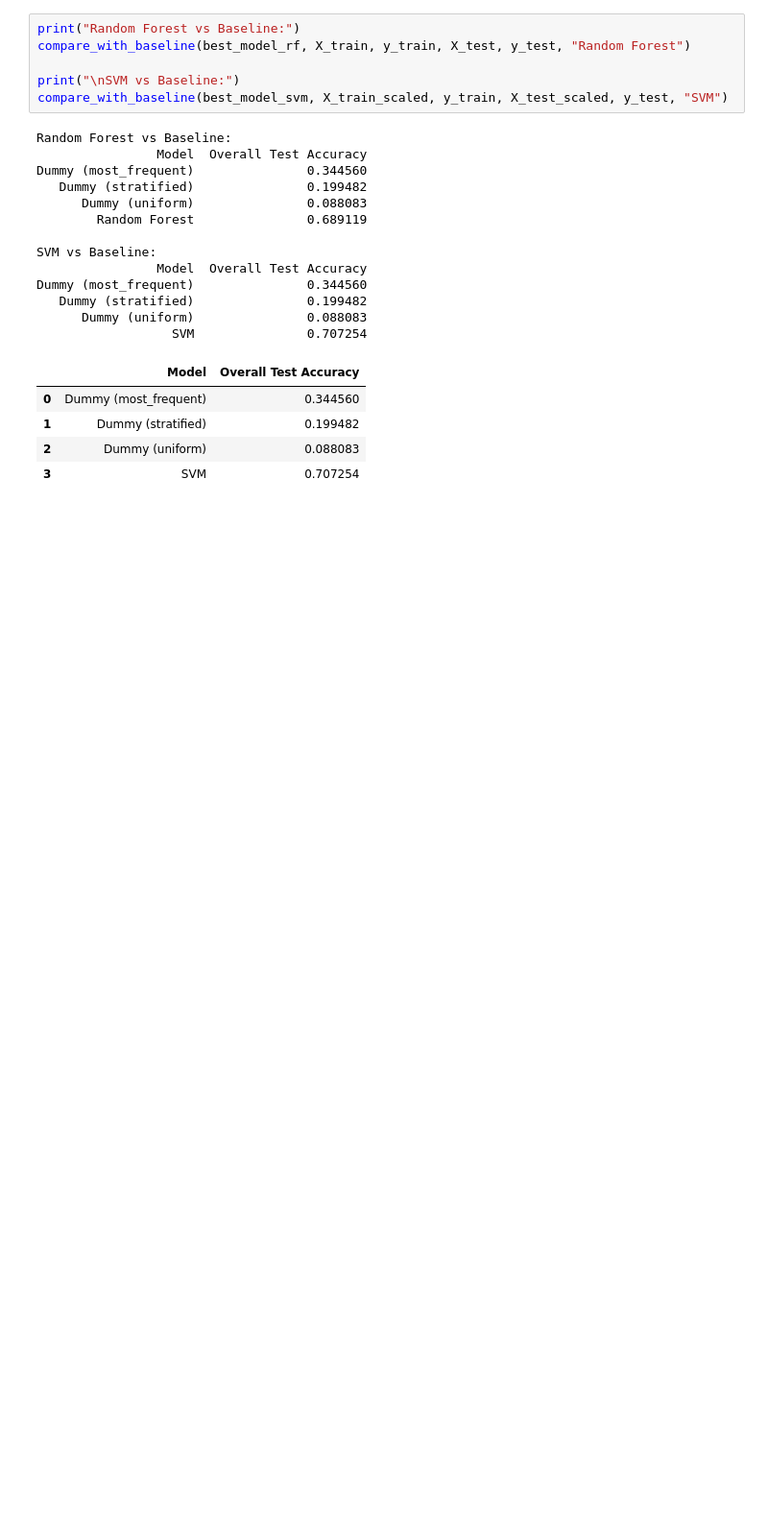
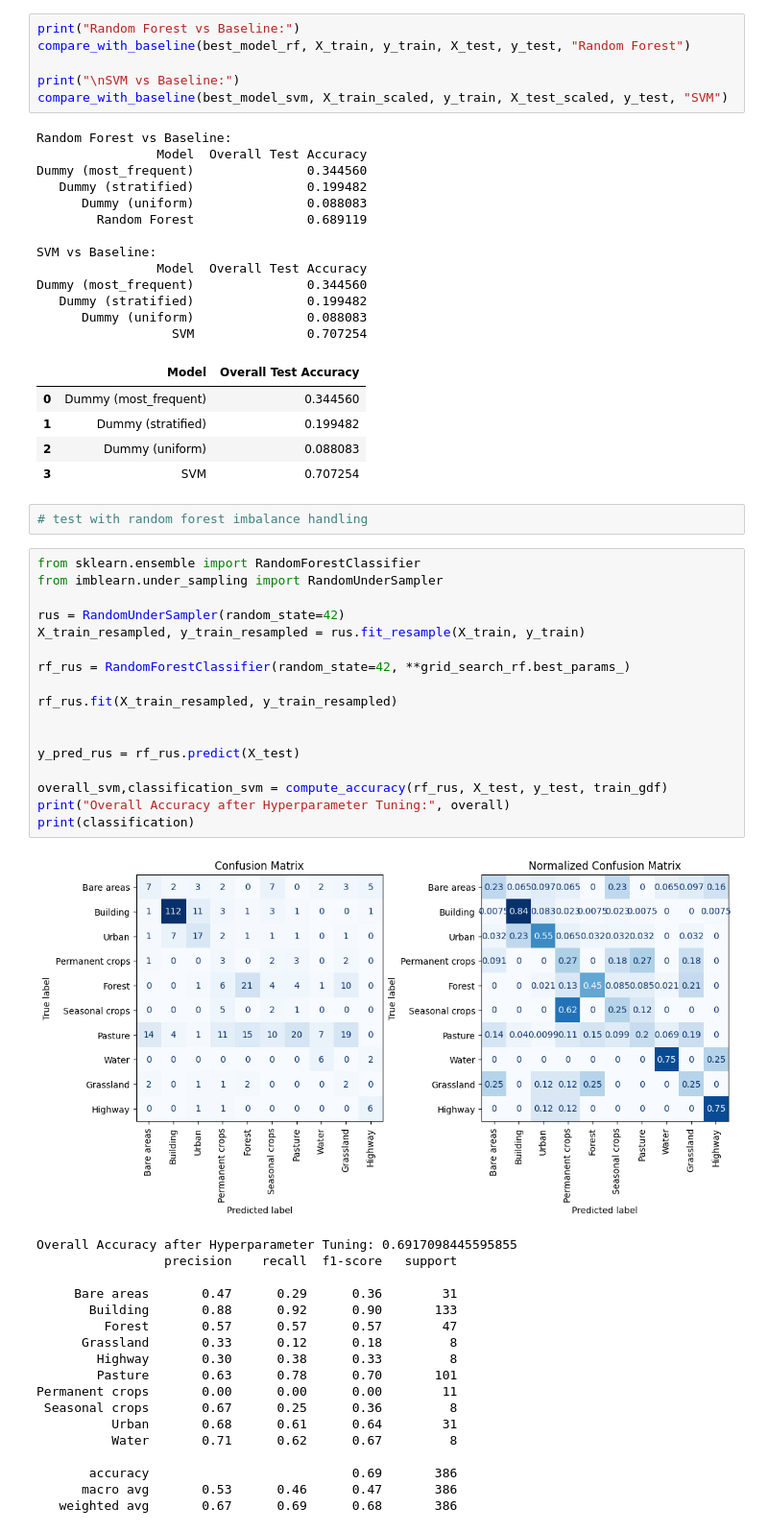
Before and after one commit to kshitijrajsharma/landcoverclassification, a Jupyter notebook: notebooks/train.ipynb, the cells around one changed output. Shown at 96% size. Drawn from its saved outputs; the diff is of its cells as text; blank space fills up the shorter version.

Commit message:
feat : add random forest random undersampler for training data

```diff
--- a/notebooks/train.ipynb
+++ b/notebooks/train.ipynb
@@ -318,3 +316,41 @@ Dummy (most_frequent)               0.344560
 | 1 | Dummy (stratified) | 0.199482 |
 | 2 | Dummy (uniform) | 0.088083 |
 | 3 | SVM | 0.707254 |
+# %%
+# test with random forest imbalance handling
+# %%
+from sklearn.ensemble import RandomForestClassifier
+from imblearn.under_sampling import RandomUnderSampler
+
+rus = RandomUnderSampler(random_state=42)
+X_train_resampled, y_train_resampled = rus.fit_resample(X_train, y_train)
+
+rf_rus = RandomForestClassifier(random_state=42, **grid_search_rf.best_params_)
+
+rf_rus.fit(X_train_resampled, y_train_resampled)
+
+
+y_pred_rus = rf_rus.predict(X_test)
+
+overall_svm,classification_svm = compute_accuracy(rf_rus, X_test, y_test, train_gdf)
+print("Overall Accuracy after Hyperparameter Tuning:", overall)
+print(classification)
+# %% [output]
+[figure, added]
+Overall Accuracy after Hyperparameter Tuning: 0.6917098445595855
+                 precision    recall  f1-score   support
+
+     Bare areas       0.47      0.29      0.36        31
+       Building       0.88      0.92      0.90       133
+         Forest       0.57      0.57      0.57        47
+      Grassland       0.33      0.12      0.18         8
+        Highway       0.30      0.38      0.33         8
+        Pasture       0.63      0.78      0.70       101
+Permanent crops       0.00      0.00      0.00        11
+ Seasonal crops       0.67      0.25      0.36         8
+          Urban       0.68      0.61      0.64        31
+          Water       0.71      0.62      0.67         8
+
+       accuracy                           0.69       386
+      macro avg       0.53      0.46      0.47       386
+   weighted avg       0.67      0.69      0.68       386
```
Also changed, not shown: parts of 2 cells of this notebook, 2 other files.
